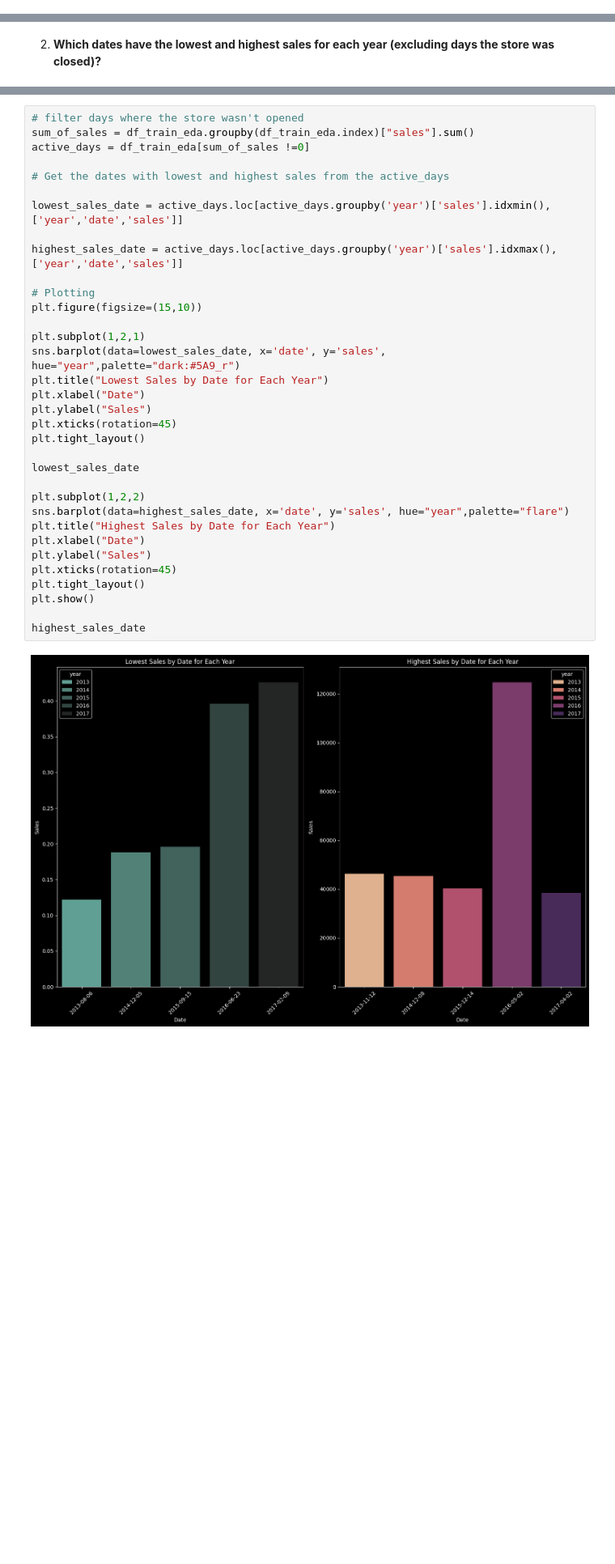
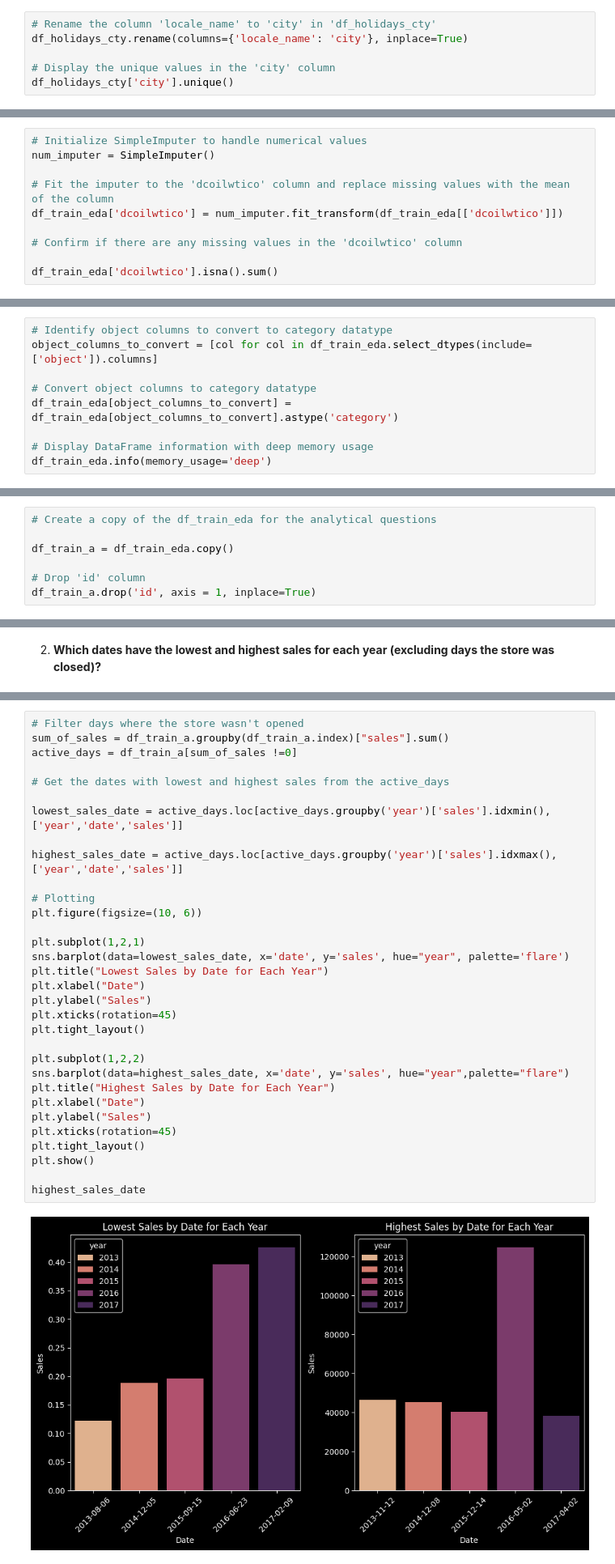
Before and after one commit to worlakuma/Time_Series_Analysis, a Jupyter notebook: Notebook/TS_Forecasting_Project.ipynb, the cells around one changed output, grey strips where cells are left out. Shown at 81% size. Cells and saved outputs as stored; diff of their text form; blank space fills up the shorter version.

```diff
--- a/Notebook/TS_Forecasting_Project.ipynb
+++ b/Notebook/TS_Forecasting_Project.ipynb
@@ -1637,0 +1066,6 @@ plt.show()
+# %%
+# Rename the column 'locale_name' to 'city' in 'df_holidays_cty'
+df_holidays_cty.rename(columns={'locale_name': 'city'}, inplace=True)
+
+# Display the unique values in the 'city' column
+df_holidays_cty['city'].unique()
@@ -1637,0 +1349,10 @@ plt.show()
+# %%
+# Initialize SimpleImputer to handle numerical values
+num_imputer = SimpleImputer()
+
+# Fit the imputer to the 'dcoilwtico' column and replace missing values with the mean of the column
+df_train_eda['dcoilwtico'] = num_imputer.fit_transform(df_train_eda[['dcoilwtico']])
+
+# Confirm if there are any missing values in the 'dcoilwtico' column
+
+df_train_eda['dcoilwtico'].isna().sum()
@@ -1637,0 +1445,9 @@ plt.show()
+# %%
+# Identify object columns to convert to category datatype
+object_columns_to_convert = [col for col in df_train_eda.select_dtypes(include=['object']).columns]
+
+# Convert object columns to category datatype
+df_train_eda[object_columns_to_convert] = df_train_eda[object_columns_to_convert].astype('category')
+
+# Display DataFrame information with deep memory usage
+df_train_eda.info(memory_usage='deep')
@@ -1696,3 +1978,10 @@ findfont: Font family 'Helvetica' not found.
 # %% [markdown]
 1. Is the train dataset complete (has all the required dates)?
+# %%
+# Create a copy of the df_train_eda for the analytical questions
+
+df_train_a = df_train_eda.copy()
+
+# Drop 'id' column
+df_train_a.drop('id', axis = 1, inplace=True)
 # %%
@@ -1725,37 +2014,35 @@ highest_sales_dates = working_days.loc[working_days.groupby('year')['sales'].idx
 # %%
-# filter days where the store wasn't opened
-sum_of_sales = df_train_eda.groupby(df_train_eda.index)["sales"].sum()
-active_days = df_train_eda[sum_of_sales !=0]
+# Filter days where the store wasn't opened
+sum_of_sales = df_train_a.groupby(df_train_a.index)["sales"].sum()
+active_days = df_train_a[sum_of_sales !=0]
 
 # Get the dates with lowest and highest sales from the active_days
 
 lowest_sales_date = active_days.loc[active_days.groupby('year')['sales'].idxmin(), ['year','date','sales']]
 
 highest_sales_date = active_days.loc[active_days.groupby('year')['sales'].idxmax(), ['year','date','sales']]
 
 # Plotting
-plt.figure(figsize=(15,10))
+plt.figure(figsize=(10, 6))
 
 plt.subplot(1,2,1)
-sns.barplot(data=lowest_sales_date, x='date', y='sales', hue="year",palette="dark:#5A9_r")
+sns.barplot(data=lowest_sales_date, x='date', y='sales', hue="year", palette='flare')
 plt.title("Lowest Sales by Date for Each Year")
 plt.xlabel("Date")
 plt.ylabel("Sales")
 plt.xticks(rotation=45)
 plt.tight_layout()
-
-lowest_sales_date
 
 plt.subplot(1,2,2)
 sns.barplot(data=highest_sales_date, x='date', y='sales', hue="year",palette="flare")
 plt.title("Highest Sales by Date for Each Year")
 plt.xlabel("Date")
 plt.ylabel("Sales")
 plt.xticks(rotation=45)
 plt.tight_layout()
 plt.show()
 
 highest_sales_date
 # %% [output]
-[figure, old version]
+[figure, new version]
 |  | year | date | sales |
```
Also changed, not shown: parts of 272 cells of this notebook, 1 other file.
